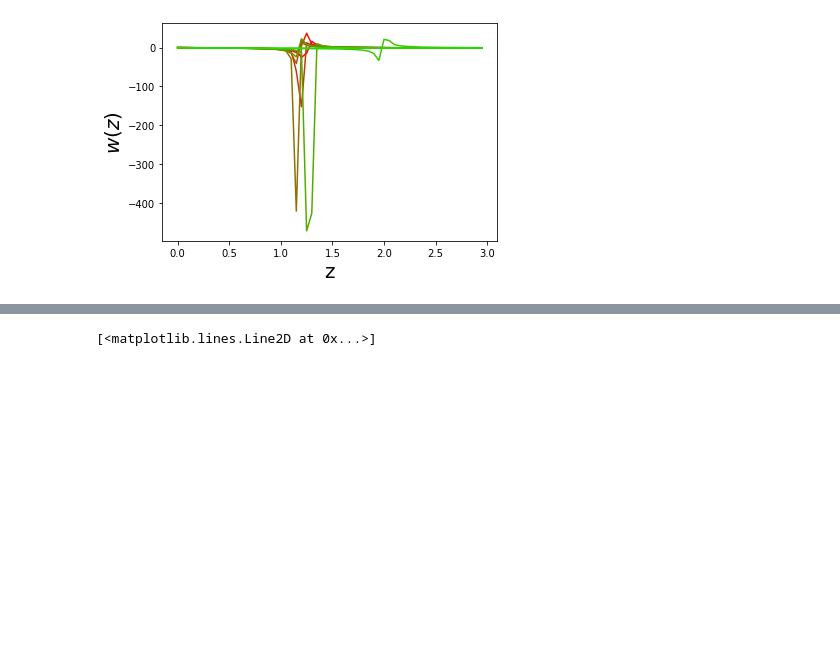
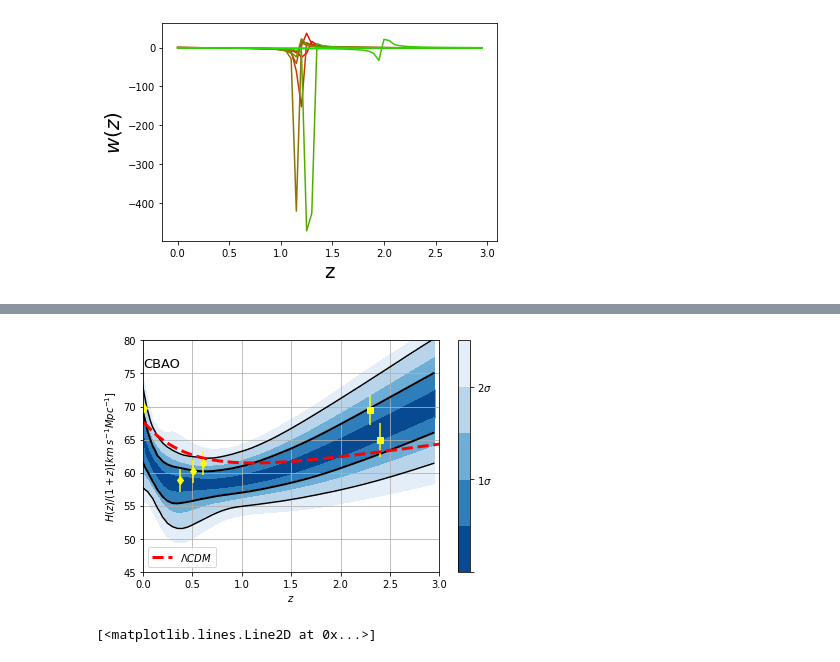
Before and after one commit to igomezv/simplemc_tests, a Jupyter notebook: plots_Quintom.ipynb, the cells around one changed output, grey strips where cells are left out. Saved outputs shown, nothing was run; the diff lists cells and outputs as text; code cells hidden in the pictures; blank space fills up the shorter version.

```diff
--- a/plots_Quintom.ipynb
+++ b/plots_Quintom.ipynb
@@ -766,0 +754,60 @@ Removed no burn in
+# %%
+# file_root = dir_name + '/350/Quintom_couple_phy_SN+HD+CBAO_nested_multi'
+file_root = dir_name + '/350/Quintom_couple_phy_CBAO_nested_multi'
+
+samples, weights = samples_from_getdist_chains(['Om', 'Obh2', 'h','mquin', 'mphan', 'beta'], file_root,
+                                              settings={'ignore_rows':0.0})
+# k = np.linspace(0,2.0,100)
+k = np.arange(0,3, 0.05)
+
+cbar = plot_contours(hoverzfn, k, samples, weights=weights, contour_line_levels=[1,2],
+                     colors=cmap_reversed, linewidths=[2,1.5] )
+cbar = plt.colorbar(cbar,ticks=[0,1,2])
+cbar.set_ticklabels(['',r'$1\sigma$',r'$2\sigma$'])
+
+#https://arxiv.org/abs/1904.03430
+plt.errorbar(zLyaC,  fact/9.20/(1+zLyaC),        yerr=0.36*fact/(1+zLyaC)/9.20**2,
+              color='yellow', fmt='s', markersize=6, elinewidth=1.5)
+#https://arxiv.org/abs/1904.03430
+plt.errorbar(zLyaA,  fact/8.86/(1+zLyaA),        yerr=0.29*fact/(1+zLyaA)/8.86**2,
+              color='yellow', fmt='s', markersize=6, elinewidth=1.5)
+
+plt.errorbar(zCombBAO1,  81.21/(1+zCombBAO1),       yerr=ersys(2.17, 0.97)/(1+zCombBAO1),
+              color='yellow', fmt='d', markersize=6, elinewidth=1.5)
+plt.errorbar(zCombBAO2,  90.90/(1+zCombBAO2),       yerr=ersys(2.07, 1.08)/(1+zCombBAO1),
+              color='yellow', fmt='d', markersize=6, elinewidth=1.5)
+plt.errorbar(zCombBAO3,  98.96/(1+zCombBAO3),       yerr=ersys(2.21, 1.18)/(1+zCombBAO1),
+              color='yellow', fmt='d', markersize=6, elinewidth=1.5)
+plt.errorbar(0.01,  69.8,       yerr=0.8,
+              color='yellow', fmt='d', markersize=6, elinewidth=1.5)
+# plt.errorbar(0.02,  69.8,       yerr=0.8, color='green', fmt='o', markersize=5, elinewidth=1., capsize=5, capthick=2)
+# plt.errorbar(0.38,  63.9,       yerr=1.0, color='green', fmt='d', markersize=5, elinewidth=1., capsize=5, capthick=2)
+# plt.errorbar(0.51,  62.6,       yerr=1.0, color='green', fmt='d', markersize=5, elinewidth=1., capsize=5, capthick=2)
+# plt.errorbar(0.61,  61.9,       yerr=1.0, color='green', fmt='d', markersize=5, elinewidth=1., capsize=5, capthick=2)
+# plt.errorbar(2.34,  65.6,       yerr=3.3, color='green', fmt='s', markersize=5, elinewidth=1., capsize=5, capthick=2)
+# plt.errorbar(2.36,  67.8,       yerr=3.4, color='green', fmt='s', markersize=5, elinewidth=1., capsize=5, capthick=2)
+
+
+f0 = np.loadtxt("DM_all.txt")[:, 0]
+f1 = np.loadtxt("DM_all.txt")[:, 1]
+
+plt.plot(f0, f1, color='r', label=r'$\Lambda CDM$', lw=3,  linestyle='dashed')
+
+# plt.hlines(-1, xmin=0, xmax=2, colors='r',  linestyles='dashed', label='$w=-1$', lw=2)
+plt.ylabel(r'$H(z)/(1+z)[km\;s^{-1}Mpc^{-1}]$')
+# plt.ylabel(r'$\omega(z)$')
+plt.xlabel(r'$z$')
+plt.xlim(0,3)
+plt.ylim(45,80)
+plt.tight_layout()
+pylab.grid(True)
+
+
+plt.legend(loc='lower left')
+# plt.text(0.01,76, 'SN+HD+CBAO', fontsize=13)
+# plt.savefig('hzfn_quintom_couple_sn+hd+cbao.png', dpi=300)
+# plt.savefig('hzfn_quintom_couple_sn+hd+cbao.svg')
+plt.text(0.01,76, 'CBAO', fontsize=13)
+plt.savefig('hzfn_quintom_couple_cbao.png', dpi=300)
+plt.savefig('hzfn_quintom_couple_cbao.svg')
+# %% [output]
@@ -767,3 +816,4 @@ Removed no burn in
+[figure, added]
 # %%
 plt.plot(f0, f1, color='red', label=r'$\Lambda CDM$', lw=2,)
 # %% [output]
```
Also changed, not shown: parts of 11 cells of this notebook.
